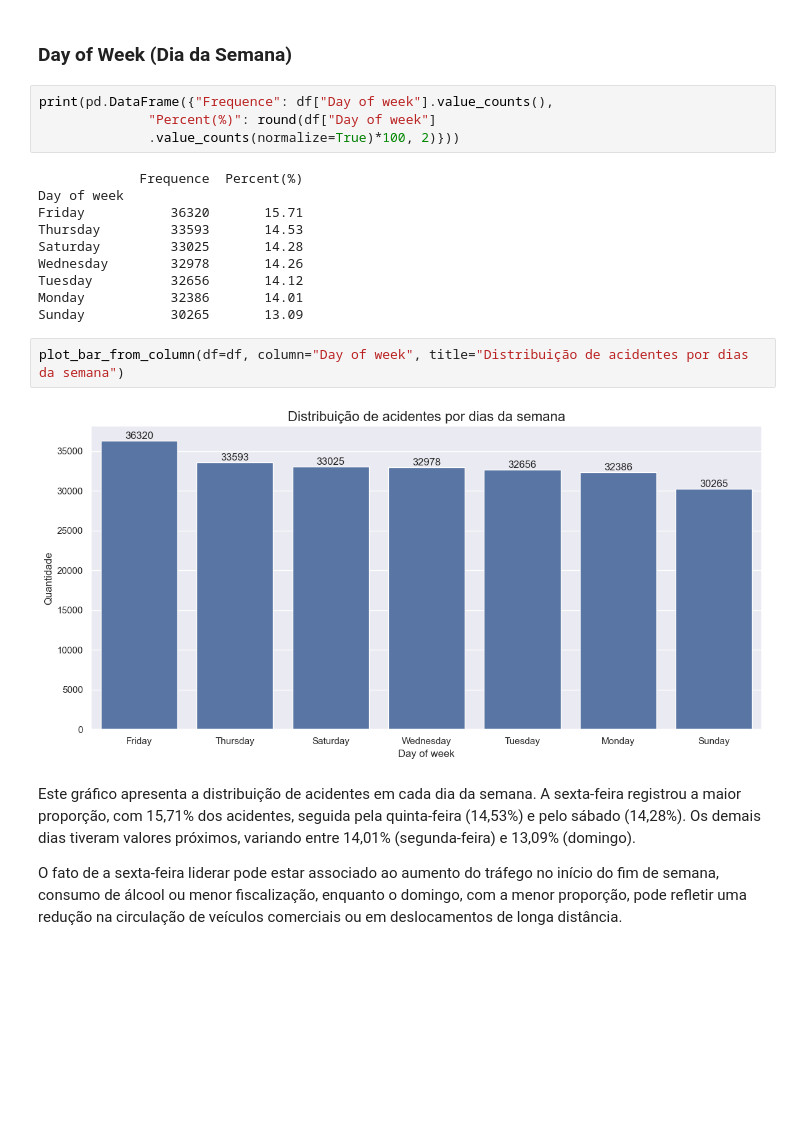
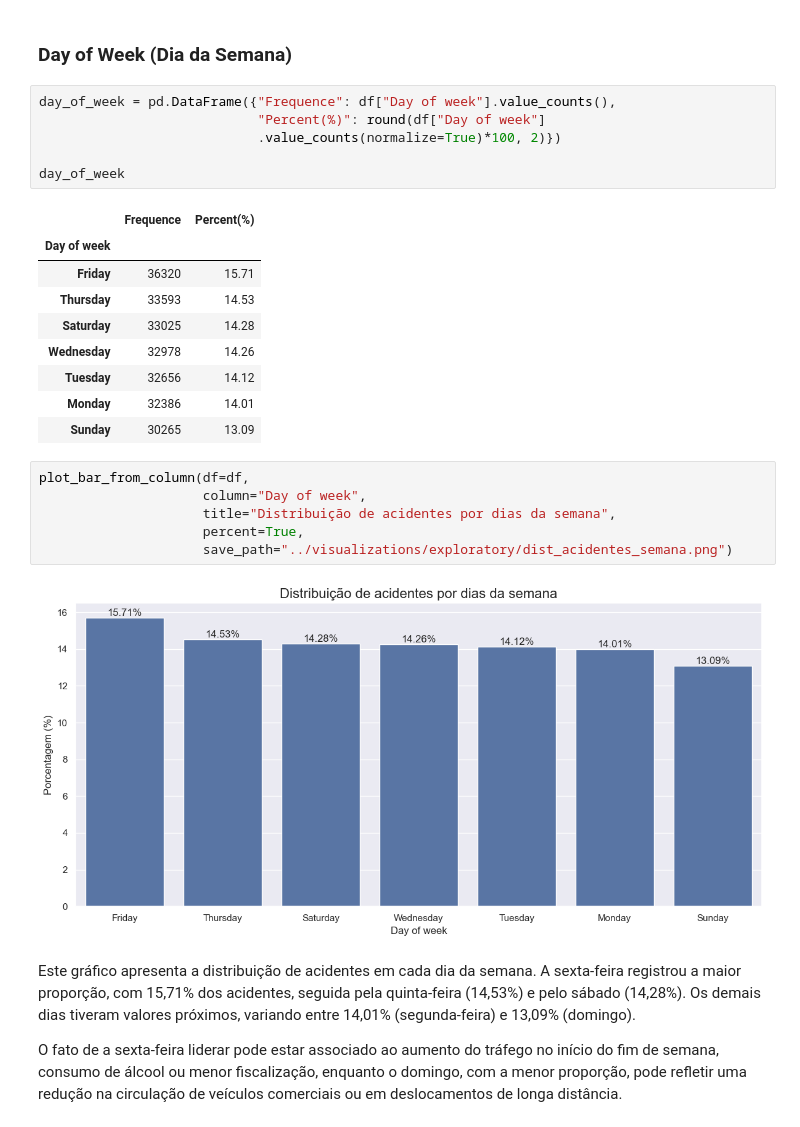
Before and after one commit to Viniciuspneves/exploratory-data-analysis, a Jupyter notebook: nyc_traffic_accidents/notebooks/02_exploratory_analysis.ipynb, the cells around one changed output. Cells and saved outputs as stored; diff of their text form; blank space fills up the shorter version.

```diff
--- a/nyc_traffic_accidents/notebooks/02_exploratory_analysis.ipynb
+++ b/nyc_traffic_accidents/notebooks/02_exploratory_analysis.ipynb
@@ -87,23 +98,29 @@ Ao decorrer do ano, os acidentes se mantêm estáveis no mês de abril até outu
 # %% [markdown]
 ### Day of Week (Dia da Semana)
 # %%
-print(pd.DataFrame({"Frequence": df["Day of week"].value_counts(),
-              "Percent(%)": round(df["Day of week"]
-              .value_counts(normalize=True)*100, 2)}))
+day_of_week = pd.DataFrame({"Frequence": df["Day of week"].value_counts(),
+                            "Percent(%)": round(df["Day of week"]
+                            .value_counts(normalize=True)*100, 2)})
+
+day_of_week
 # %% [output]
-             Frequence  Percent(%)
-Day of week
-Friday           36320       15.71
-Thursday         33593       14.53
-Saturday         33025       14.28
-Wednesday        32978       14.26
-Tuesday          32656       14.12
-Monday           32386       14.01
-Sunday           30265       13.09
+|  | Frequence | Percent(%) |
+| Day of week |  |  |
+| Friday | 36320 | 15.71 |
+| Thursday | 33593 | 14.53 |
+| Saturday | 33025 | 14.28 |
+| Wednesday | 32978 | 14.26 |
+| Tuesday | 32656 | 14.12 |
+| Monday | 32386 | 14.01 |
+| Sunday | 30265 | 13.09 |
 # %%
-plot_bar_from_column(df=df, column="Day of week", title="Distribuição de acidentes por dias da semana")
+plot_bar_from_column(df=df,
+                     column="Day of week",
+                     title="Distribuição de acidentes por dias da semana",
+                     percent=True,
+                     save_path="../visualizations/exploratory/dist_acidentes_semana.png")
 # %% [output]
-[figure, old version]
+[figure, new version]
 # %% [markdown]
 Este gráfico apresenta a distribuição de acidentes em cada dia da semana. A sexta-feira registrou a maior proporção, com 15,71% dos acidentes, seguida pela quinta-feira (14,53%) e pelo sábado (14,28%). Os demais dias tiveram valores próximos, variando entre 14,01% (segunda-feira) e 13,09% (domingo).
 
```
Also changed, not shown: parts of 48 cells of this notebook, 34 other files.
